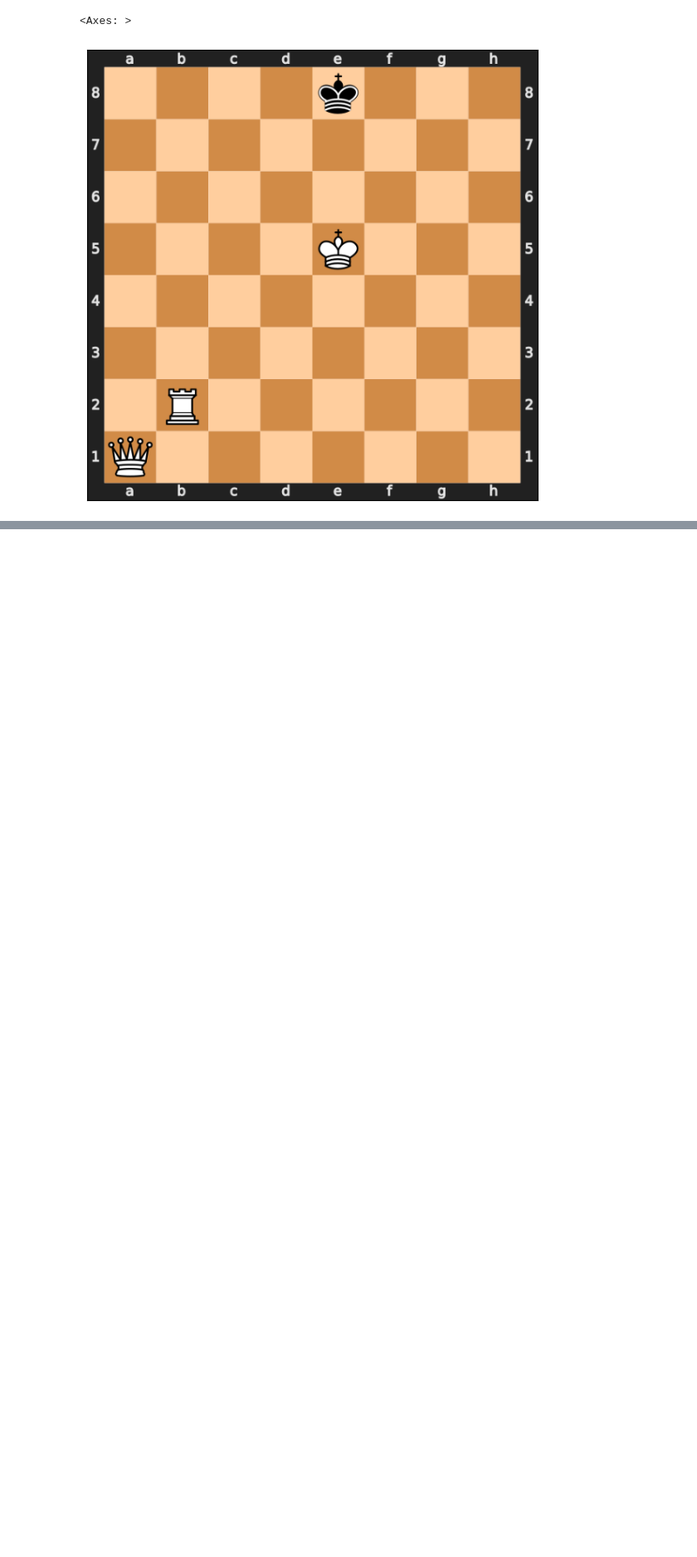
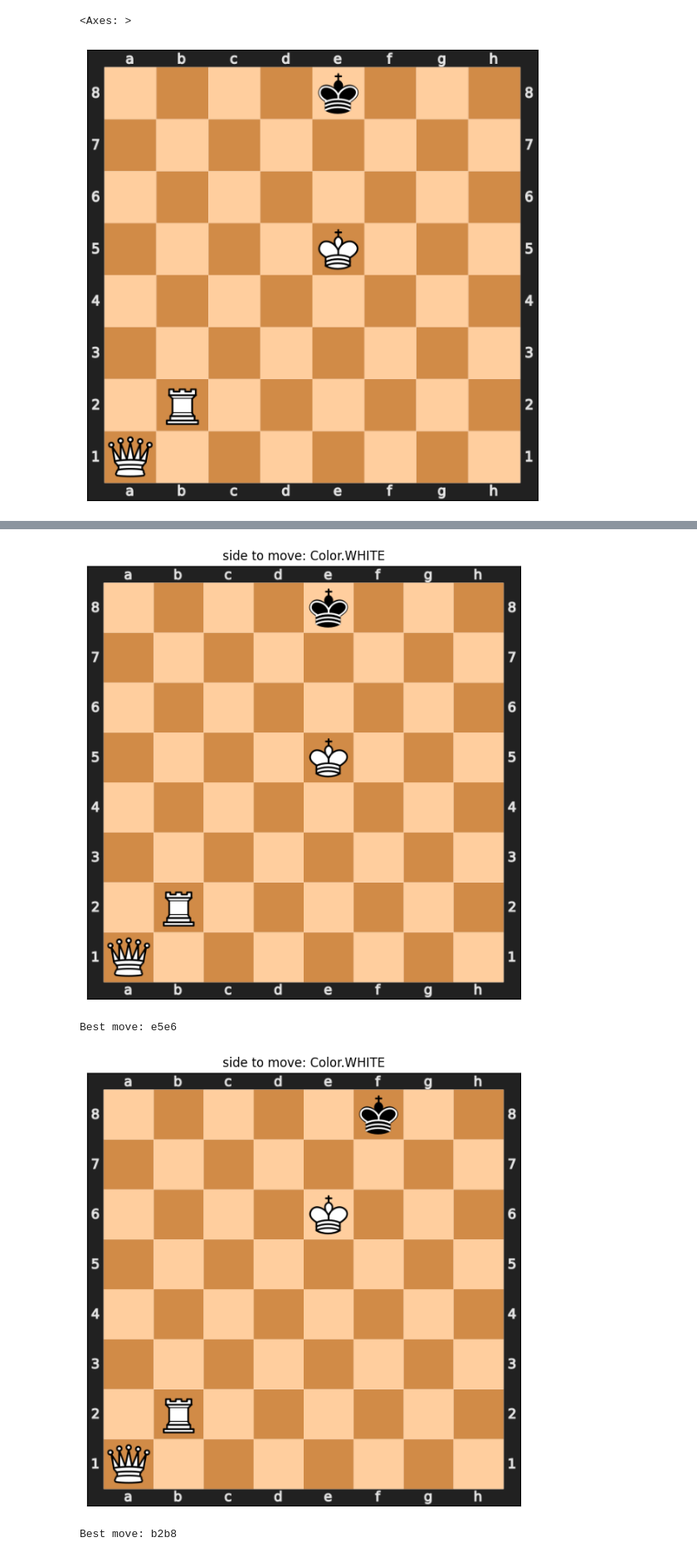
Before and after one commit to giovanni-lucarelli/chess, a Jupyter notebook: doc/notebook/mcts.ipynb, the cells around one changed output, grey strips where cells are left out. Shown at 83% size. Drawn from its saved outputs; the diff is of its cells as text; code cells hidden in the pictures; blank space fills up the shorter version.

```diff
--- a/doc/notebook/mcts.ipynb
+++ b/doc/notebook/mcts.ipynb
@@ -35,0 +53,23 @@ Best move: e5e4
+# %%
+env = Env.from_fen(
+    "4k3/8/8/4K3/8/8/1R6/Q7 w - - 0 1",
+    defender=RandomDefender(0),
+    absorb_black_reply=True
+)
+
+env.display_state()
+
+while not env.is_terminal():
+    mcts = MCTS(seconds=15.0, iterations=5_000, use_env_in_rollout=True,
+                defender=defender, absorb_black_reply=True)
+    best = mcts.search(env.state())
+
+    if best is not None:
+        print("Best move:", cp.Move.to_uci(best))
+    env.step(best)
+    env.display_state()
+# %% [output]
+[figure, added]
+Best move: e5e6
+[figure, added]
+Best move: b2b8
```
Also changed, not shown: parts of 6 cells of this notebook, 6 other files.
